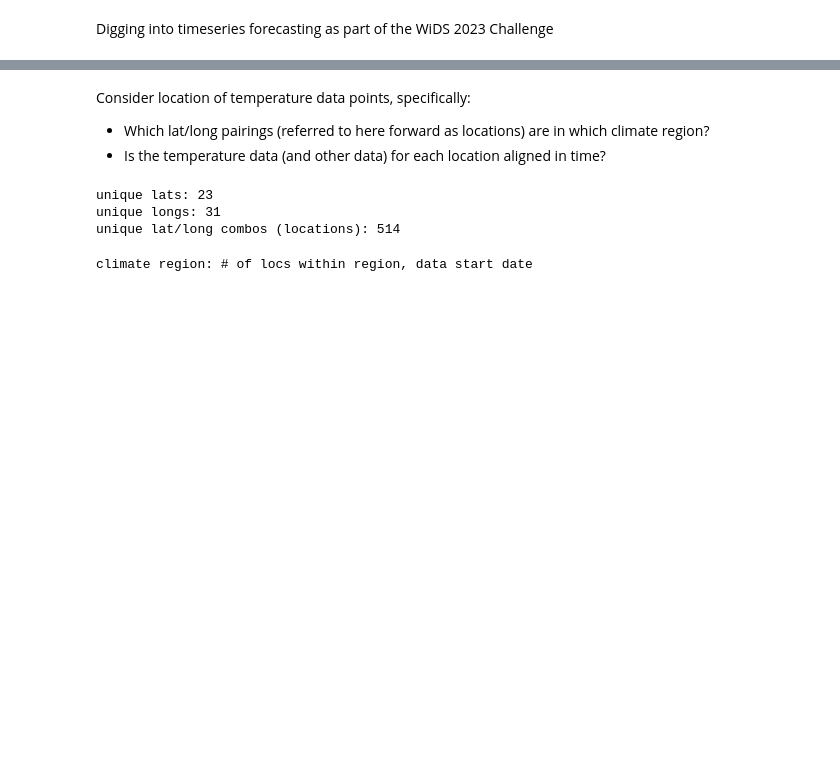
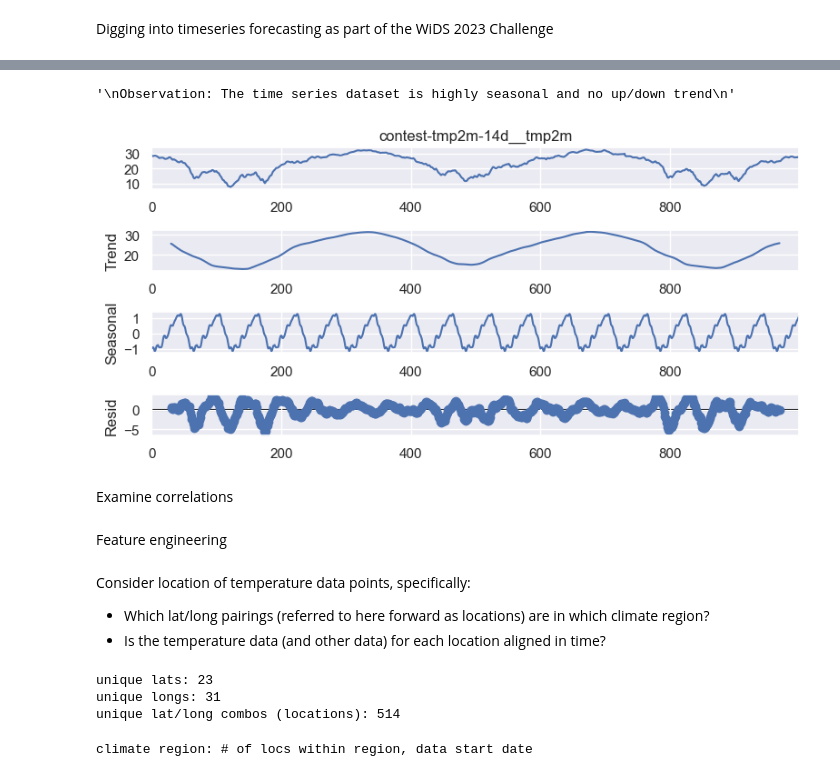
Before and after one commit to apiscopo/TimeSeriesForecasting_temperature, a Jupyter notebook: amy-wids-2023.ipynb, the cells around one changed output, grey strips where cells are left out. Cells and saved outputs as stored; diff of their text form; code cells hidden in the pictures; blank space fills up the shorter version.

```diff
--- a/amy-wids-2023.ipynb
+++ b/amy-wids-2023.ipynb
@@ -56,3 +76,40 @@ test_df = add_season(test_df)
+# %%
+# Time series decomposition of 'contest-tmp2m-14d__tmp2m' target variable
+def decomposition(input_df: pd.DataFrame,
+                  decomposition_type: str = 'multiplicative',
+                  period: int = 60):
+    """
+    Given a pandas DataFrame, this function performs a time series decomposition and plots the results.
+
+    Parameters:
+    input_df (pandas.DataFrame): A pandas DataFrame with a time series to be decomposed.
+    decomposition_type (str, optional): The type of decomposition to be performed. The default is 'multiplicative'.
+    period (int, optional): The number of observations per cycle. The default is 60.
+
+    Returns:
+    None
+
+    Note:
+    This function requires the statsmodels library.
+    """
+    decomposed = seasonal_decompose(input_df, model=decomposition_type, period=period)
+    decomposed.plot()
+    return
+
+# Plot the time series decomposition of the training dataset
+# We use only first 10,000 samples for better visualization
+decomposition(df['contest-tmp2m-14d__tmp2m'][:1000], decomposition_type = 'additive')
+
+'''
+Observation: The time series dataset is highly seasonal and no up/down trend
+'''
+# %% [output]
+'\nObservation: The time series dataset is highly seasonal and no up/down trend\n'
+[figure, added]
+# %% [markdown]
+Examine correlations
+# %% [markdown]
+Feature engineering
 # %%
 # Adding cyclical feature engineering
 def sin_transformer(period):
```
Also changed, not shown: parts of 4 cells of this notebook, 1 other file.
